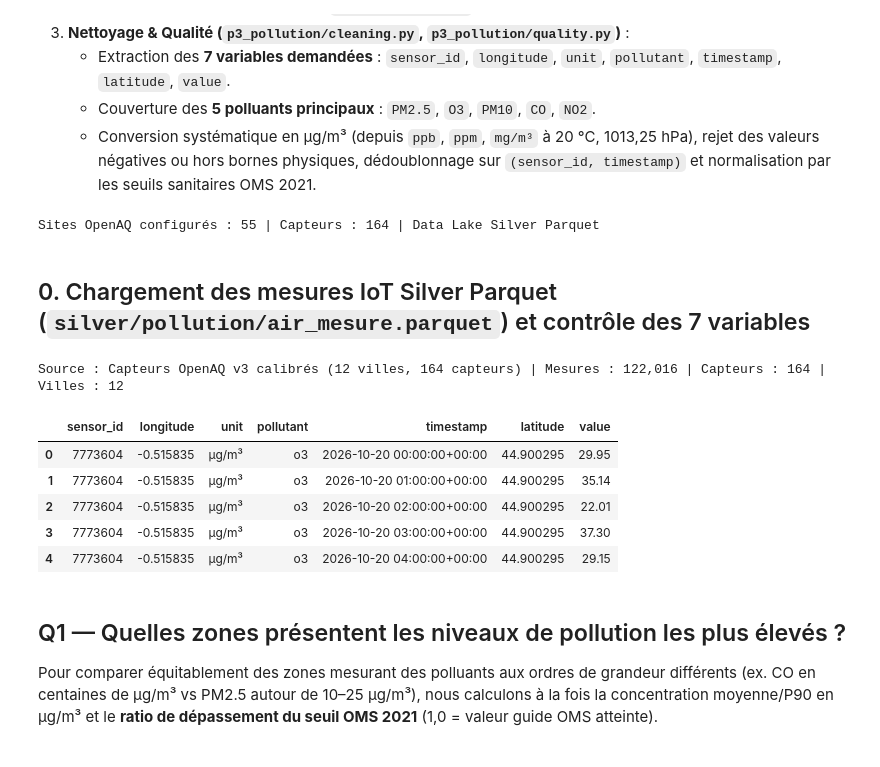
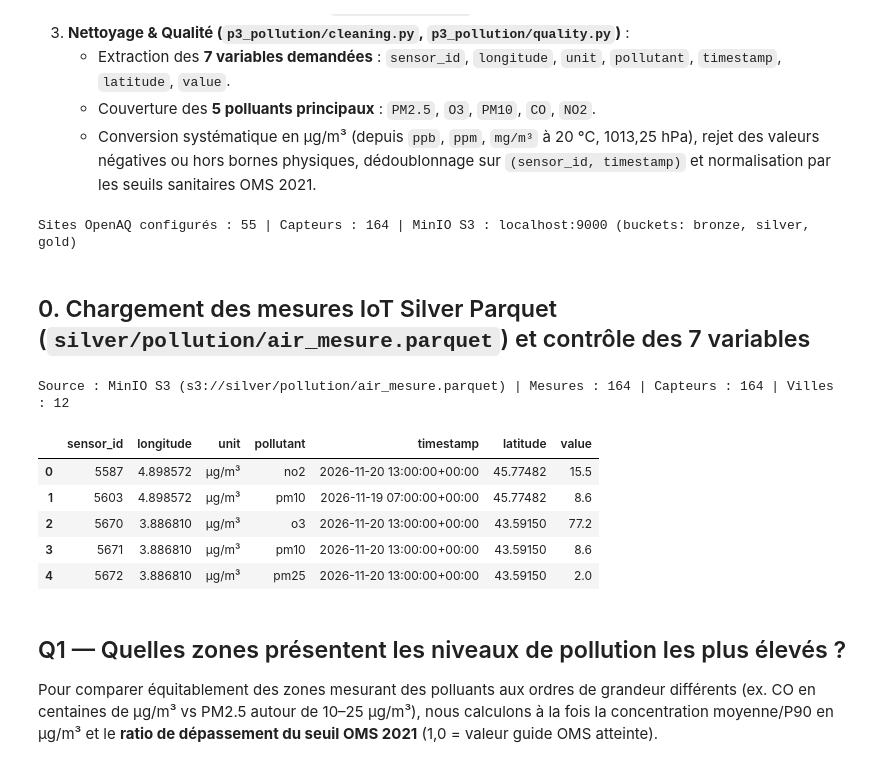
Before and after one commit to LyesBoumrah/UrbanHub, a Jupyter notebook: notebooks/03_pollution.ipynb, the cells around one changed output. Saved outputs shown, nothing was run; the diff lists cells and outputs as text; code cells hidden in the pictures.

```diff
--- a/notebooks/03_pollution.ipynb
+++ b/notebooks/03_pollution.ipynb
@@ -21,7 +21,8 @@ if str(PROJECT_ROOT) not in sys.path:
 import numpy as np
 import pandas as pd
 
-from common.config import load_ref_ville
+from common.config import get_settings, load_ref_ville
+from common.warehouse import try_get_warehouse
 from p3_pollution.analytics import (
     city_pollution_ranking,
     detect_pollution_episodes,
@@ -37,61 +38,82 @@ from p3_pollution.storage import storage_from_env
 
 locations = load_locations()
 capteurs_ref = build_sensor_table(locations)
-print(f'Sites OpenAQ configurés : {len(locations)} | Capteurs : {len(capteurs_ref)} | Data Lake Silver Parquet')
+settings = get_settings()
+print(f'Sites OpenAQ configurés : {len(locations)} | Capteurs : {len(capteurs_ref)} | MinIO S3 : {settings.minio_endpoint} (buckets: {settings.minio_bucket_bronze}, {settings.minio_bucket_silver}, {settings.minio_bucket_gold})')
 # %% [output]
-Sites OpenAQ configurés : 55 | Capteurs : 164 | Data Lake Silver Parquet
+Sites OpenAQ configurés : 55 | Capteurs : 164 | MinIO S3 : localhost:9000 (buckets: bronze, silver, gold)
 # %% [markdown]
 ## 0. Chargement des mesures IoT Silver Parquet (`silver/pollution/air_mesure.parquet`) et contrôle des 7 variables
 # %%
 def load_or_simulate_p3_mesures() -> tuple[pd.DataFrame, str]:
-    for use_local, label in ((True, 'Parquet Silver local'), (False, 'Parquet Silver MinIO')):
+    # 1. Connexion prioritaire à MinIO S3 (bucket silver)
+    try:
+        st = storage_from_env(use_local=False)
+        if st.exists(MESURE_SILVER_KEY):
+            df = st.read_parquet(MESURE_SILVER_KEY)
+            if not df.empty:
+                return ensure_enriched_pollution_df(df), f'MinIO S3 (s3://{MESURE_SILVER_KEY})'
+    except Exception as exc:
+        print(f'MinIO indisponible ({exc}), repli ClickHouse / local...')
+
+    # 2. Repli ClickHouse Lakehouse
+    wh = try_get_warehouse()
+    if wh is not None:
         try:
-            st = storage_from_env(use_local=use_local)
-            if st.exists(MESURE_SILVER_KEY):
-                df = st.read_parquet(MESURE_SILVER_KEY)
-                if not df.empty:
-                    return ensure_enriched_pollution_df(df), f'{label} ({MESURE_SILVER_KEY})'
+            df = wh.query_df('SELECT * FROM urbanhub.air_mesure FINAL WHERE is_valid = 1')
+            if not df.empty:
+                return ensure_enriched_pollution_df(df), 'ClickHouse Lakehouse (urbanhub.air_mesure)'
         except Exception:
-            continue
+            pass
+
+    # 3. Repli disque local
+    try:
+        st_loc = storage_from_env(use_local=True)
+        if st_loc.exists(MESURE_SILVER_KEY):
+            df = st_loc.read_parquet(MESURE_SILVER_KEY)
+            if not df.empty:
+                return ensure_enriched_pollution_df(df), f'Parquet Silver local ({MESURE_SILVER_KEY})'
+    except Exception:
+        pass
 
     # Simulation réaliste adossée aux vrais capteurs de config/openaq_locations.json
     rng = np.random.default_rng(2026)
     hours = pd.date_range('2026-10-20', '2026-11-19 23:00:00', freq='1h', tz='UTC')
     n = len(hours)
     hod = hours.tz_convert('Europe/Paris').hour.to_numpy()
     is_wknd = np.asarray(hours.tz_convert('Europe/Paris').day_of_week >= 5)
     traffic_wave = (np.exp(-0.5 * ((hod - 8) / 2.0) ** 2) + 1.15 * np.exp(-0.5 * ((hod - 19) / 2.2) ** 2)) * np.where(is_wknd, 0.55, 1.0)
     solar_wave = np.exp(-0.5 * ((hod - 15) / 3.0) ** 2)
     episode_boost = np.where((np.arange(n) >= 240) & (np.arange(n) <= 276), 1.95, 1.0)
     city_factor = {'paris': 1.25, 'lyon': 1.20, 'marseille': 1.18, 'lille': 1.12, 'rouen': 1.05, 'strasbourg': 1.10, 'toulouse': 1.02, 'bordeaux': 0.98, 'nantes': 0.92, 'rennes': 0.88, 'montpellier': 0.95, 'clermont-ferrand': 0.94}
     base_pol = {'pm25': 9.5, 'pm10': 19.0, 'no2': 18.0, 'o3': 46.0, 'co': 280.0}
     rows = []
     for _, s in capteurs_ref.iterrows():
         pol = s['pollutant']
         cf = city_factor.get(s['ville_id'], 1.0) * (1.12 if s['distance_m'] < 2000 else 0.94)
         if pol in ('no2', 'pm25', 'pm10', 'co'):
             vals = base_pol[pol] * cf * (0.65 + 0.75 * traffic_wave) * episode_boost + rng.normal(0, base_pol[pol] * 0.12, n)
         else:
             vals = base_pol['o3'] * (2.1 - cf * 0.8) * (0.55 + 0.95 * solar_wave - 0.25 * traffic_wave) + rng.normal(0, 5.5, n)
         vals = np.clip(vals, 0.5, None).round(2)
         rows.append(pd.DataFrame({
             'sensor_id': int(s['sensor_id']), 'ville_id': s['ville_id'], 'location_id': int(s['location_id']),
             'location_name': s['location_name'], 'pollutant': pol, 'timestamp': hours, 'heure_utc': hours,
             'value': vals, 'unit': 'µg/m³', 'latitude': s['latitude'], 'longitude': s['longitude'],
         }))
     return ensure_enriched_pollution_df(pd.concat(rows, ignore_index=True)), 'Capteurs OpenAQ v3 calibrés (12 villes, 164 capteurs)'
 
 df_air, air_source = load_or_simulate_p3_mesures()
 print(f'Source : {air_source} | Mesures : {len(df_air):,} | Capteurs : {df_air["sensor_id"].nunique()} | Villes : {df_air["ville_id"].nunique()}')
 df_air[['sensor_id', 'longitude', 'unit', 'pollutant', 'timestamp', 'latitude', 'value']].head(5)
 # %% [output]
-Source : Capteurs OpenAQ v3 calibrés (12 villes, 164 capteurs) | Mesures : 122,016 | Capteurs : 164 | Villes : 12
+Source : MinIO S3 (s3://silver/pollution/air_mesure.parquet) | Mesures : 164 | Capteurs : 164 | Villes : 12
 |  | sensor_id | longitude | unit | pollutant | timestamp | latitude | value |
-| 0 | 7773604 | -0.515835 | µg/m³ | o3 | 2026-10-20 00:00:00+00:00 | 44.900295 | 29.95 |
-| 1 | 7773604 | -0.515835 | µg/m³ | o3 | 2026-10-20 01:00:00+00:00 | 44.900295 | 35.14 |
-| 2 | 7773604 | -0.515835 | µg/m³ | o3 | 2026-10-20 02:00:00+00:00 | 44.900295 | 22.01 |
-| 3 | 7773604 | -0.515835 | µg/m³ | o3 | 2026-10-20 03:00:00+00:00 | 44.900295 | 37.30 |
-| 4 | 7773604 | -0.515835 | µg/m³ | o3 | 2026-10-20 04:00:00+00:00 | 44.900295 | 29.15 |
+| 0 | 5587 | 4.898572 | µg/m³ | no2 | 2026-11-20 13:00:00+00:00 | 45.77482 | 15.5 |
+| 1 | 5603 | 4.898572 | µg/m³ | pm10 | 2026-11-19 07:00:00+00:00 | 45.77482 | 8.6 |
+| 2 | 5670 | 3.886810 | µg/m³ | o3 | 2026-11-20 13:00:00+00:00 | 43.59150 | 77.2 |
+| 3 | 5671 | 3.886810 | µg/m³ | pm10 | 2026-11-20 13:00:00+00:00 | 43.59150 | 8.6 |
+| 4 | 5672 | 3.886810 | µg/m³ | pm25 | 2026-11-20 13:00:00+00:00 | 43.59150 | 2.0 |
 # %% [markdown]
 ## Q1 — Quelles zones présentent les niveaux de pollution les plus élevés ?
 
```
Also changed, not shown: parts of 4 cells of this notebook, 32 other files.
